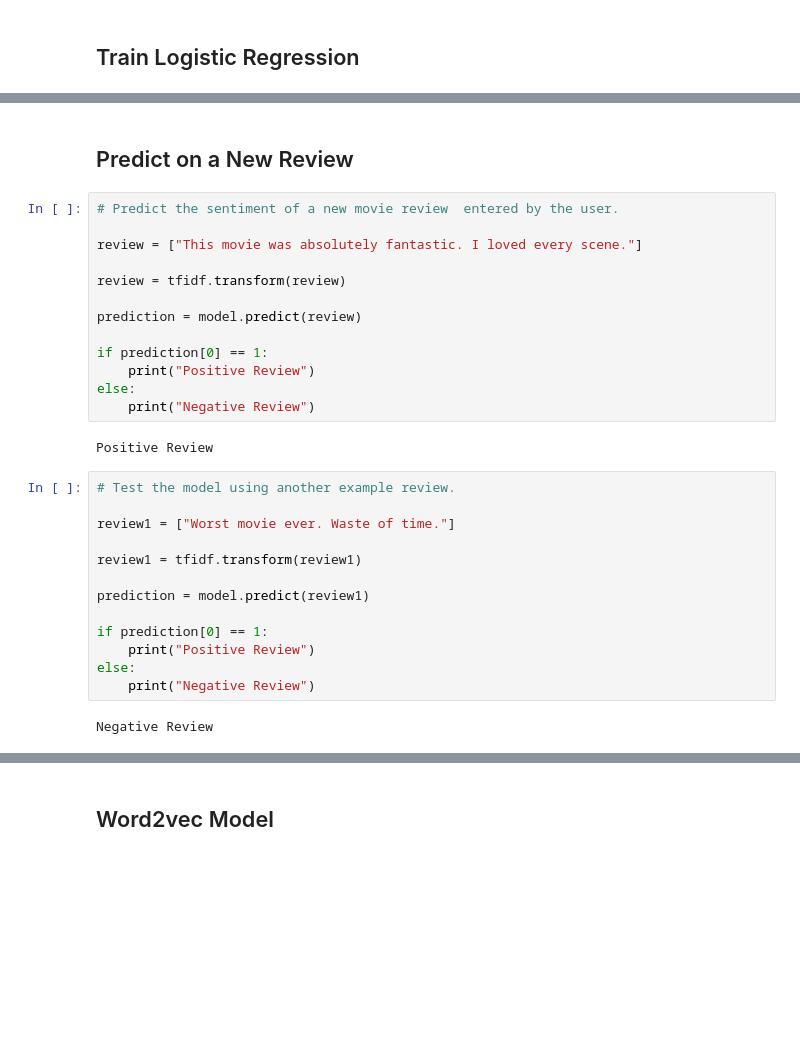
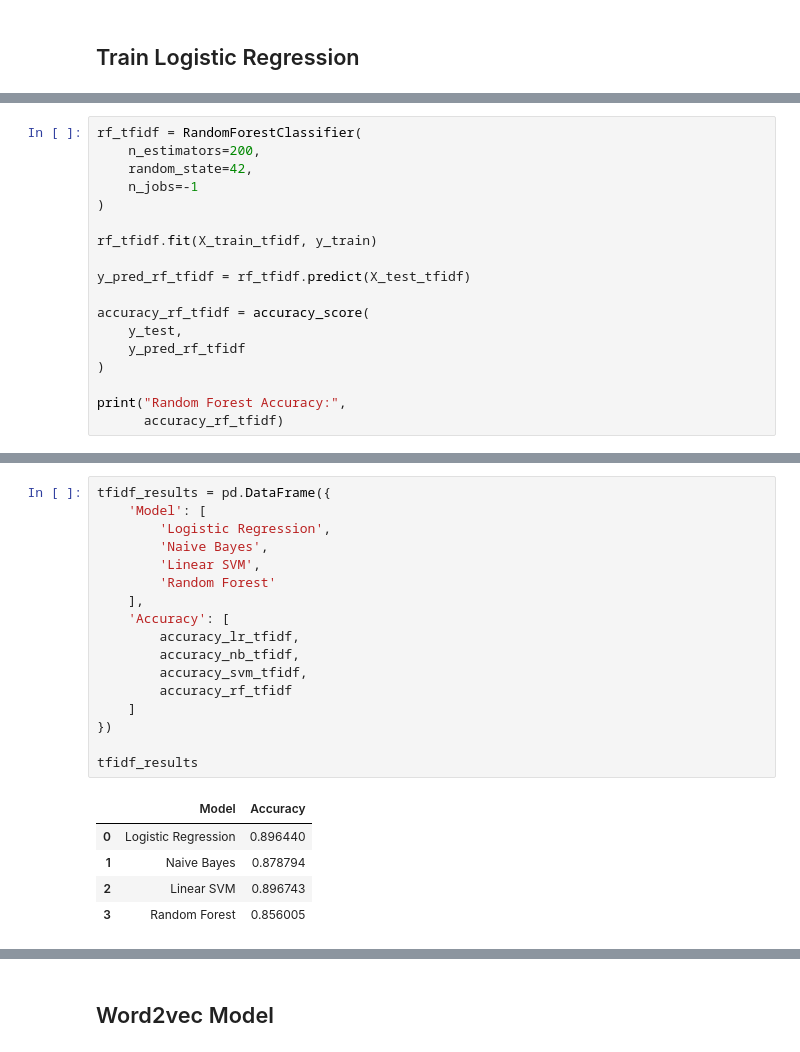
Before and after one commit to tojotk/IMDb_Movie_Reviews, a Jupyter notebook: IMDb_Movie_Reviews.ipynb, the cells around one changed output, grey strips where cells are left out. Cells and saved outputs as stored; diff of their text form; blank space fills up the shorter version.

```diff
--- a/IMDb_Movie_Reviews.ipynb
+++ b/IMDb_Movie_Reviews.ipynb
@@ -381,0 +559,18 @@ Accuracy : 0.8916002823434507
+# %%
+rf_tfidf = RandomForestClassifier(
+    n_estimators=200,
+    random_state=42,
+    n_jobs=-1
+)
+
+rf_tfidf.fit(X_train_tfidf, y_train)
+
+y_pred_rf_tfidf = rf_tfidf.predict(X_test_tfidf)
+
+accuracy_rf_tfidf = accuracy_score(
+    y_test,
+    y_pred_rf_tfidf
+)
+
+print("Random Forest Accuracy:",
+      accuracy_rf_tfidf)
@@ -425,32 +581,23 @@ plt.show()
-# %% [markdown]
-## Predict on a New Review
-# %%
-# Predict the sentiment of a new movie review  entered by the user.
-
-review = ["This movie was absolutely fantastic. I loved every scene."]
-
-review = tfidf.transform(review)
-
-prediction = model.predict(review)
-
-if prediction[0] == 1:
-    print("Positive Review")
-else:
-    print("Negative Review")
-# %% [output]
-Positive Review
-# %%
-# Test the model using another example review.
-
-review1 = ["Worst movie ever. Waste of time."]
-
-review1 = tfidf.transform(review1)
-
-prediction = model.predict(review1)
-
-if prediction[0] == 1:
-    print("Positive Review")
-else:
-    print("Negative Review")
-# %% [output]
-Negative Review
+# %%
+tfidf_results = pd.DataFrame({
+    'Model': [
+        'Logistic Regression',
+        'Naive Bayes',
+        'Linear SVM',
+        'Random Forest'
+    ],
+    'Accuracy': [
+        accuracy_lr_tfidf,
+        accuracy_nb_tfidf,
+        accuracy_svm_tfidf,
+        accuracy_rf_tfidf
+    ]
+})
+
+tfidf_results
+# %% [output]
+|  | Model | Accuracy |
+| 0 | Logistic Regression | 0.896440 |
+| 1 | Naive Bayes | 0.878794 |
+| 2 | Linear SVM | 0.896743 |
+| 3 | Random Forest | 0.856005 |
```
Also changed, not shown: parts of 99 cells of this notebook.
